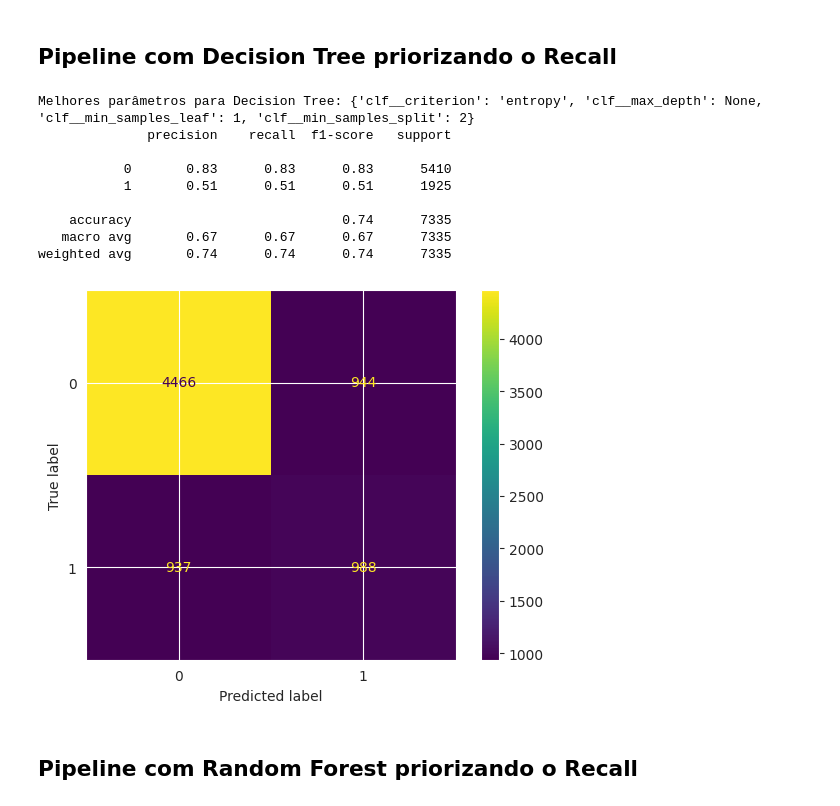
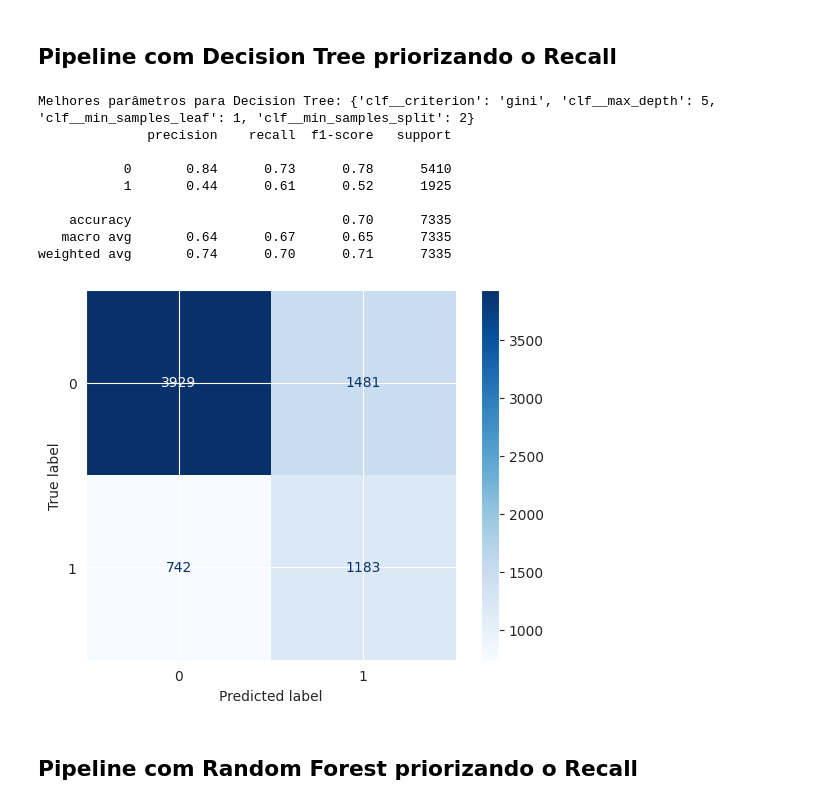
Before and after one commit to tiagoriosrocha/projeto-ml, a Jupyter notebook: 4_decisiontree_randomforest_pca_pipeline.ipynb, the cells around one changed output. Drawn from its saved outputs; the diff is of its cells as text; code cells hidden in the pictures.

```diff
--- a/4_decisiontree_randomforest_pca_pipeline.ipynb
+++ b/4_decisiontree_randomforest_pca_pipeline.ipynb
@@ -40,38 +41,39 @@ X_train, X_test, y_train, y_test = train_test_split(
 # %%
 # Pipeline com Decision Tree e busca por hiperparâmetros que maximizem o recall
 dt_pipeline = Pipeline([
+    ('undersampler', RandomUnderSampler(sampling_strategy='auto', random_state=SEED)),
     ('scaler', StandardScaler()),
     ('clf', DecisionTreeClassifier(random_state=SEED))
 ])
 
 # Definindo a grade de parâmetros para busca
 dt_param_grid = {
     'clf__criterion': ['gini', 'entropy'],
-    'clf__max_depth': [3, 5, 10, None],
+    'clf__max_depth': [3, 5, 10, 15, 20, None],
     'clf__min_samples_split': [2, 5, 10],
     'clf__min_samples_leaf': [1, 2, 4]
 }
 
 dt_grid = GridSearchCV(dt_pipeline, dt_param_grid, scoring='recall', cv=5, n_jobs=-1)
 dt_grid.fit(X_train, y_train)
 
 # Avaliação
 print("Melhores parâmetros para Decision Tree:", dt_grid.best_params_)
 y_pred = dt_grid.predict(X_test)
 print(classification_report(y_test, y_pred))
-ConfusionMatrixDisplay.from_predictions(y_test, y_pred)
+ConfusionMatrixDisplay.from_predictions(y_test, y_pred, cmap="Blues")
 plt.show()
 # %% [output]
-Melhores parâmetros para Decision Tree: {'clf__criterion': 'entropy', 'clf__max_depth': None, 'clf__min_samples_leaf': 1, 'clf__min_samples_split': 2}
+Melhores parâmetros para Decision Tree: {'clf__criterion': 'gini', 'clf__max_depth': 5, 'clf__min_samples_leaf': 1, 'clf__min_samples_split': 2}
               precision    recall  f1-score   support
 
-           0       0.83      0.83      0.83      5410
-           1       0.51      0.51      0.51      1925
+           0       0.84      0.73      0.78      5410
+           1       0.44      0.61      0.52      1925
 
-    accuracy                           0.74      7335
-   macro avg       0.67      0.67      0.67      7335
-weighted avg       0.74      0.74      0.74      7335
+    accuracy                           0.70      7335
+   macro avg       0.64      0.67      0.65      7335
+weighted avg       0.74      0.70      0.71      7335
-[figure, old version]
+[figure, new version]
 # %% [markdown]
 ## Pipeline com Random Forest priorizando o Recall
 # %%
```
Also changed, not shown: parts of 5 cells of this notebook, 1 other file.
